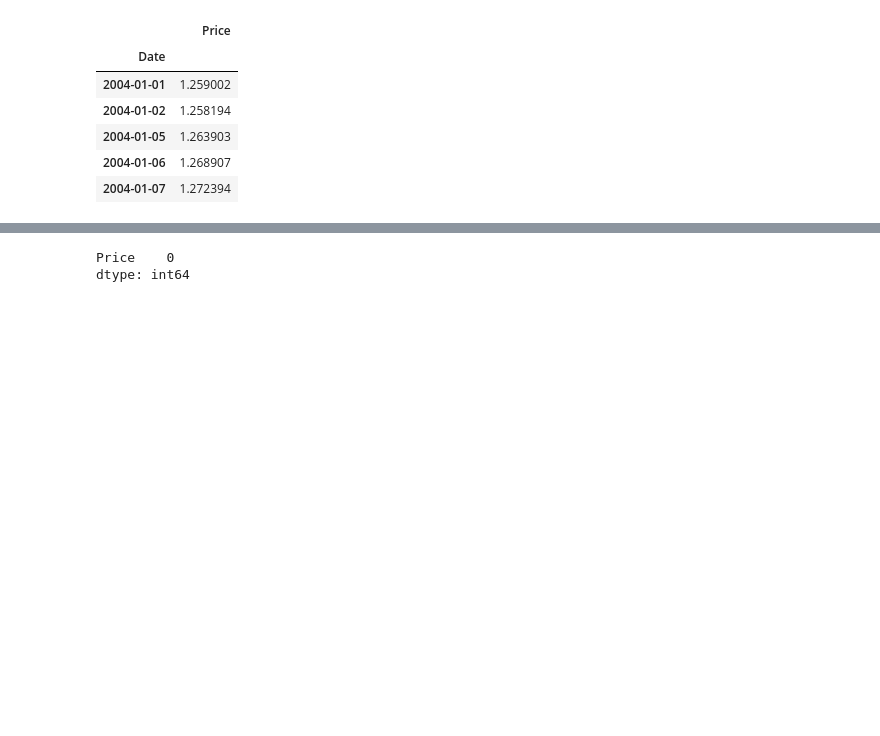
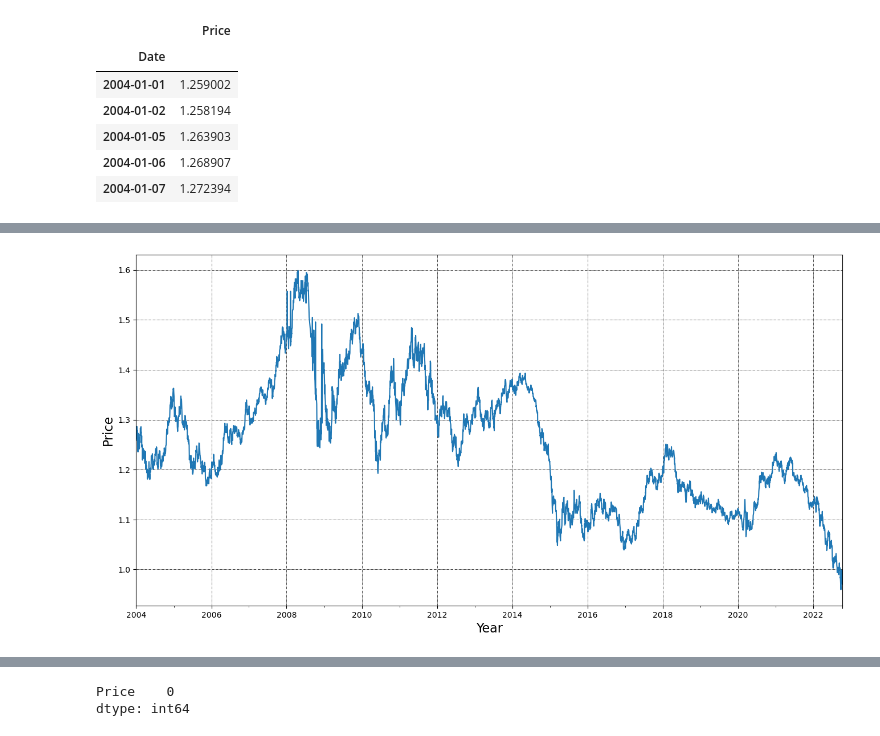
Before and after one commit to ducnguyenw02/Forex-prediction-EURUSD, a Jupyter notebook: forex-prediction-eurusd.ipynb, the cells around one changed output, grey strips where cells are left out. Drawn from its saved outputs; the diff is of its cells as text; code cells hidden in the pictures; blank space fills up the shorter version.

```diff
--- a/forex-prediction-eurusd.ipynb
+++ b/forex-prediction-eurusd.ipynb
@@ -173 +148,15 @@ dtype: int64
+# %%
+# Điền khuyết
+data = data.interpolate()
+
+data['Close'].plot(figsize=(16, 8))
+
+plt.ylabel('Price', fontsize=16)
+plt.xlabel('Year', fontsize=16)
+
+plt.grid(which="major", color='k', linestyle='-.', linewidth=0.5)
+
+plt.show()
+# %% [output]
+[figure, added]
 # %%
```
Also changed, not shown: parts of 20 cells of this notebook.
